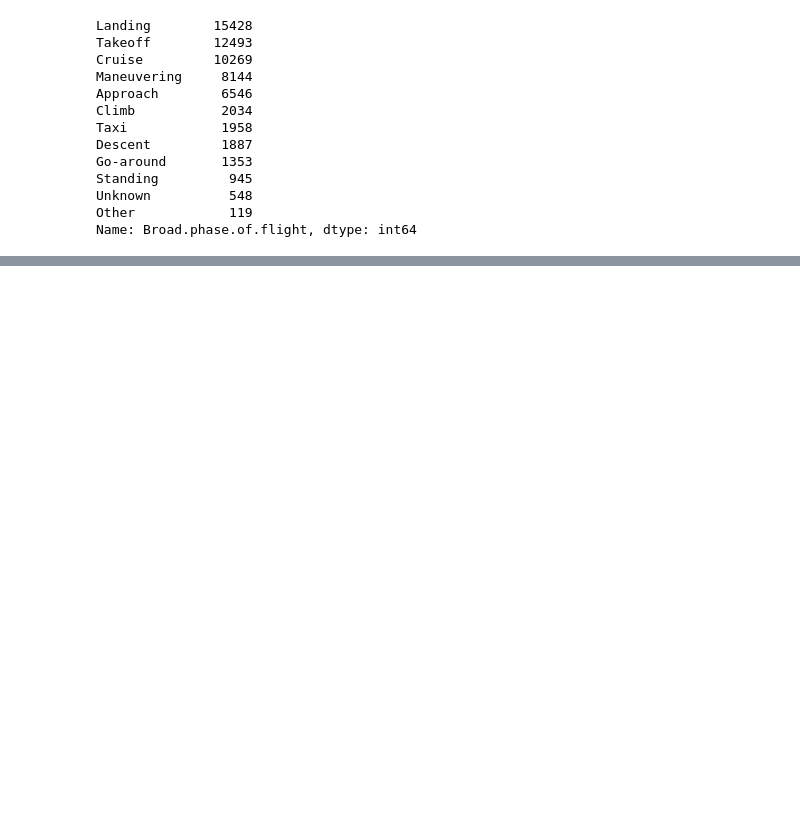
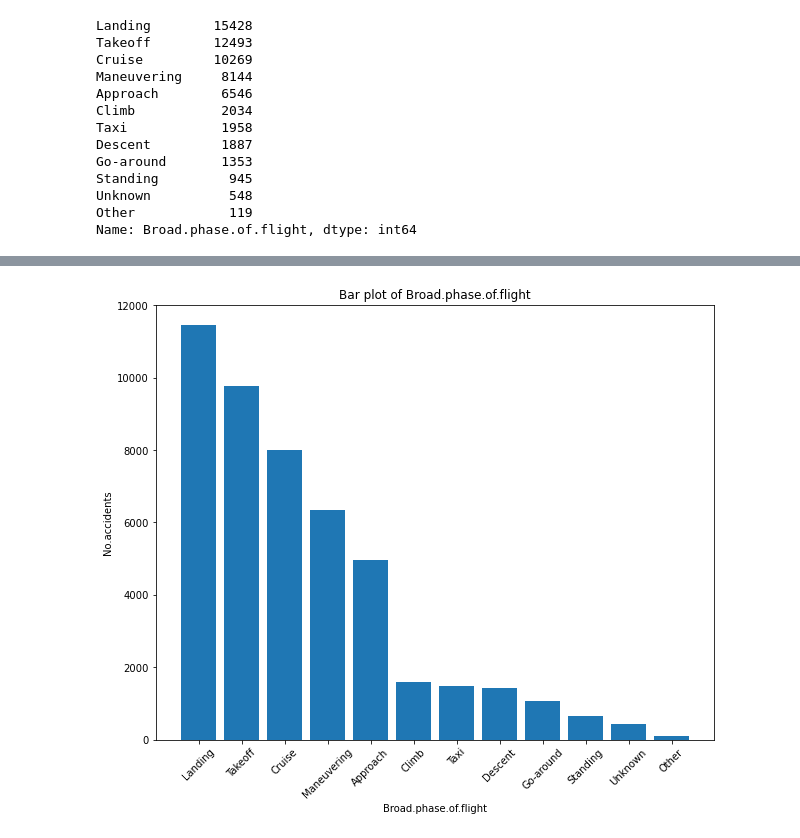
Before and after one commit to Rhino-byte/Project-Phase1-Moringa-School, a Jupyter notebook: Student.ipynb, the cells around one changed output, grey strips where cells are left out. Saved outputs shown, nothing was run; the diff lists cells and outputs as text; code cells hidden in the pictures; blank space fills up the shorter version.

```diff
--- a/Student.ipynb
+++ b/Student.ipynb
@@ -489,0 +524,7 @@ There seems to be no relationship between the two variables
+# %%
+#
+Broad_flights =Aviation_clean['Broad.phase.of.flight'].value_counts()
+
+Bar_plot(Broad_flights,'Broad.phase.of.flight')
+# %% [output]
+[figure, added]
```
Also changed, not shown: parts of 27 cells of this notebook.
